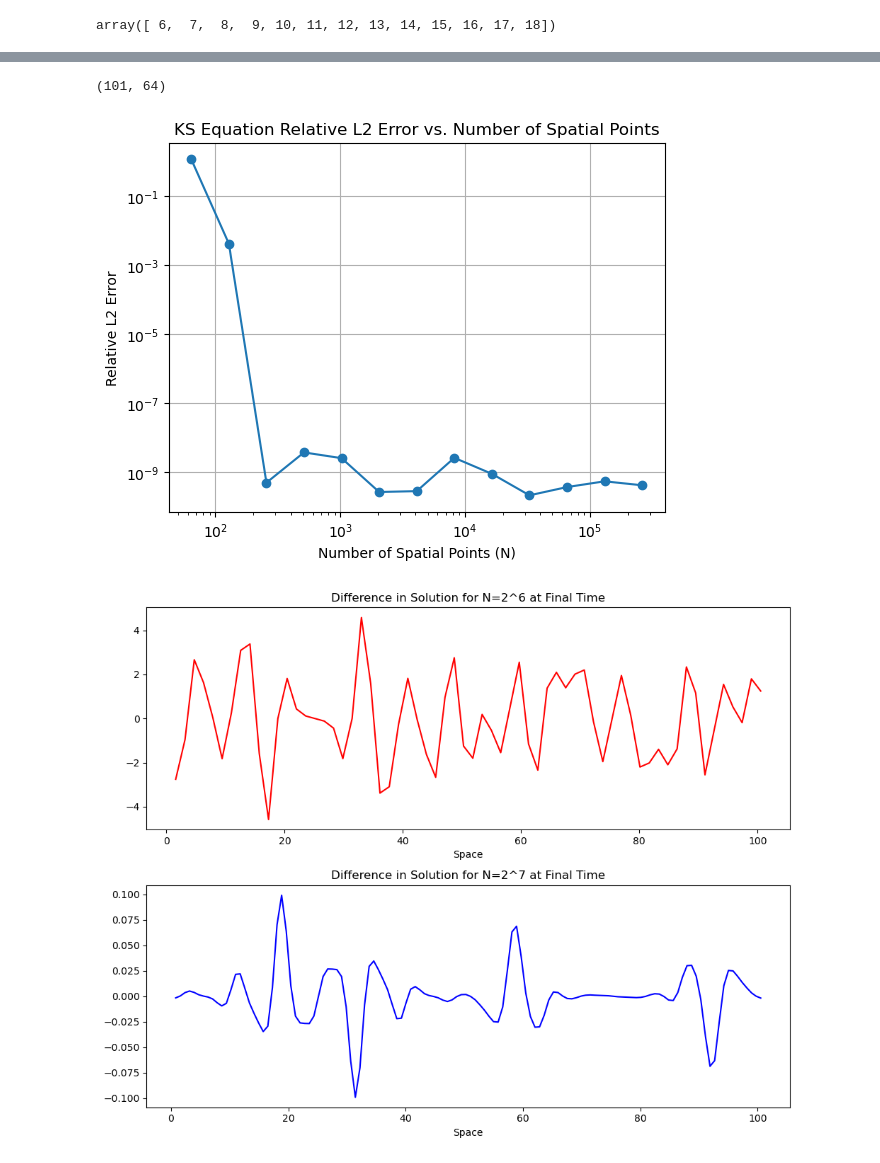
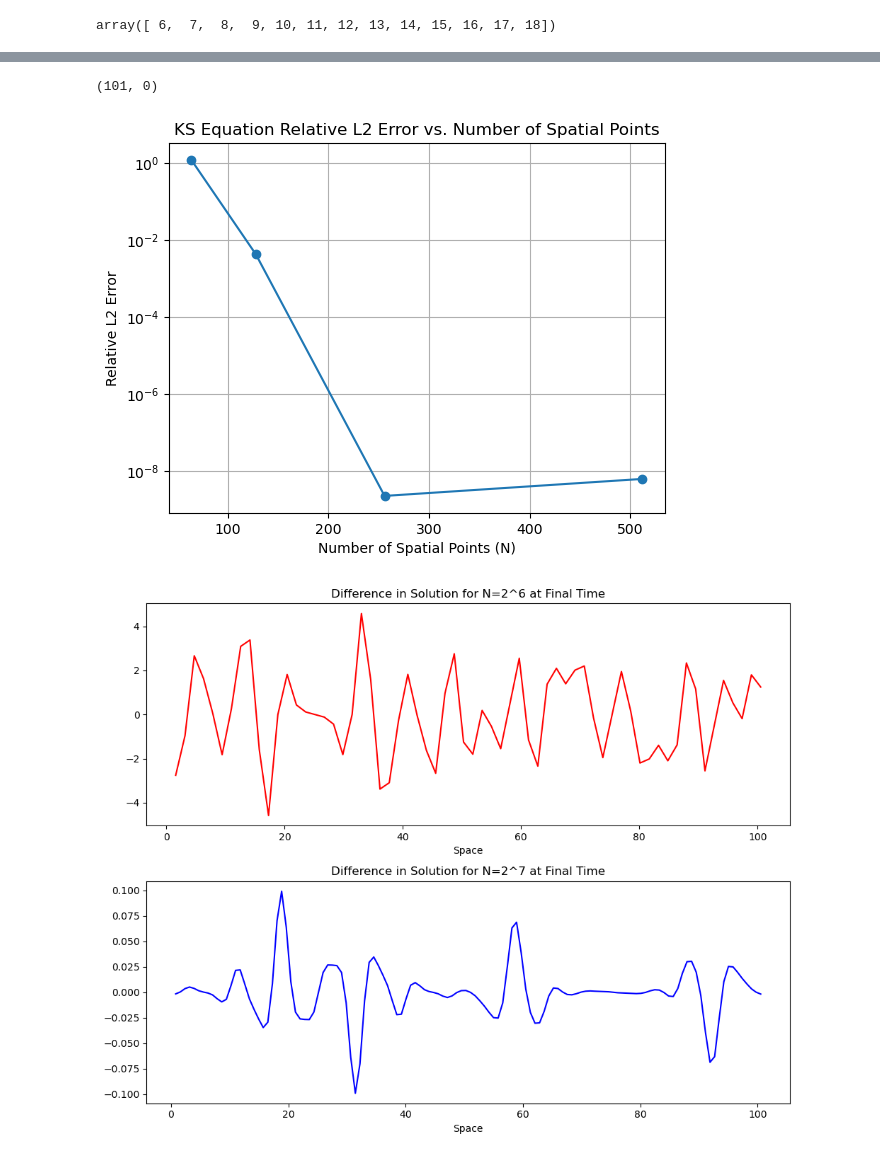
Before and after one commit to Gaffeyh/Research_Project, a Jupyter notebook: KS_eq.ipynb, the cells around one changed output, grey strips where cells are left out. Saved outputs shown, nothing was run; the diff lists cells and outputs as text; code cells hidden in the pictures.

```diff
--- a/KS_eq.ipynb
+++ b/KS_eq.ipynb
@@ -267,5 +270,5 @@ plt.show()
 # %%
 ## checking convergence rate of ETDRK4 scheme
 ## High accuracy solution for refrence N = 2**19
-Test_solution = ks_equation(2**19)
+Test_solution = ks_equation(2**10)
 # %% [output]
@@ -275,7 +278,7 @@ np.arange(6,19,1)
 # %% [output]
 array([ 6,  7,  8,  9, 10, 11, 12, 13, 14, 15, 16, 17, 18])
 # %%
-Number_of_Spatial_Points = 2**np.arange(6,19,1)
+Number_of_Spatial_Points = 2**np.arange(6,10,1)
 Solutions_list = []
 
 for N in Number_of_Spatial_Points:
@@ -305,7 +299,7 @@ KS equation simulation completed in 46.90 seconds.
 Errors = []
 for i, N in enumerate(Number_of_Spatial_Points):
     Current_Order_points = i + 6
-    Highest_Order_Points = 19
+    Highest_Order_Points = 10
     index = Highest_Order_Points - Current_Order_points
 
     Standard_solution = Test_solution[2][:,2**index-1::2**index]
@@ -317,19 +311,19 @@ for i, N in enumerate(Number_of_Spatial_Points):
 # %%
 Test_solution[2][:,2**(19-6)-1::2**(19-6)].shape
 # %% [output]
-(101, 64)
+(101, 0)
 # %%
 x = Test_solution[0]
 # %%
 ##plotting the errors
-plt.loglog(Number_of_Spatial_Points, Errors, marker='o')
+plt.semilogy(Number_of_Spatial_Points, Errors, marker='o')
 plt.xlabel('Number of Spatial Points (N)')
 plt.ylabel('Relative L2 Error')
 plt.title('KS Equation Relative L2 Error vs. Number of Spatial Points')
 plt.grid(True)
 plt.show()
 # %% [output]
-[figure, old version]
+[figure, new version]
 # %%
 def x_coords(N):
     return 32 * np.pi * np.arange(1, N+1) / N
```
Also changed, not shown: parts of 3 cells of this notebook, 3 other files.
